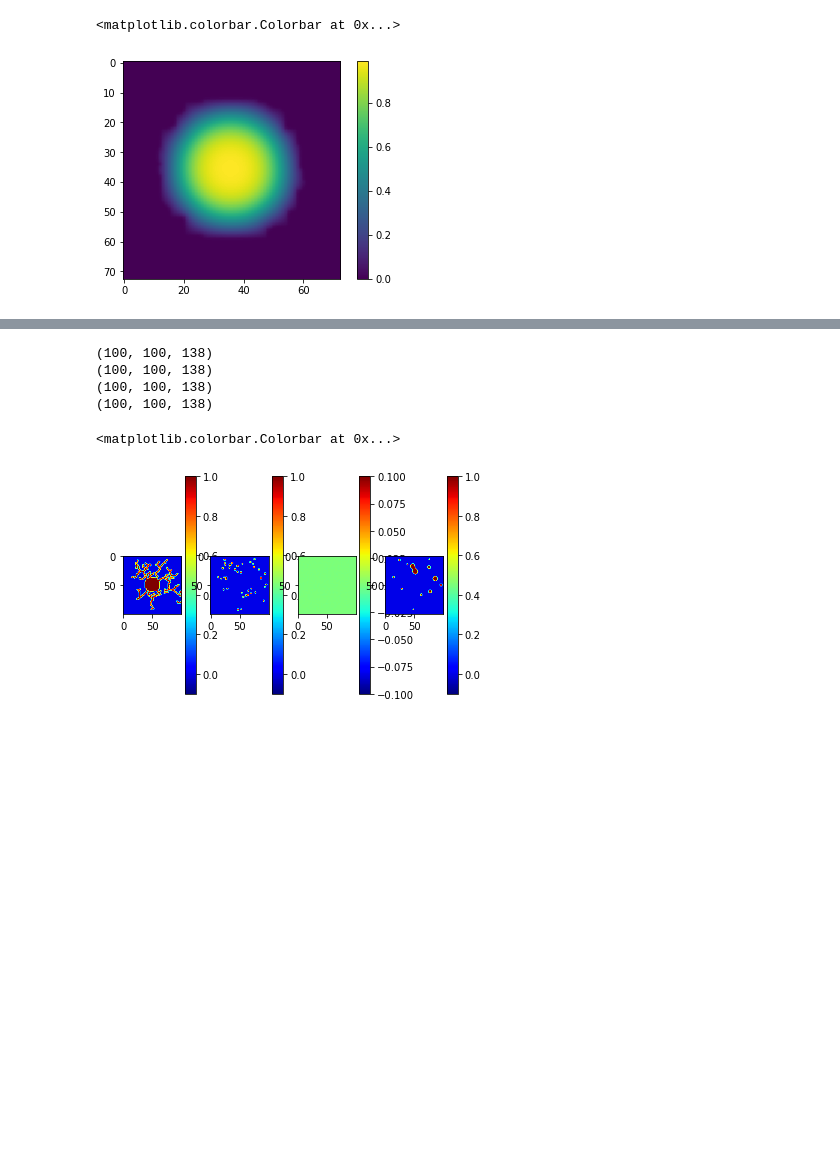
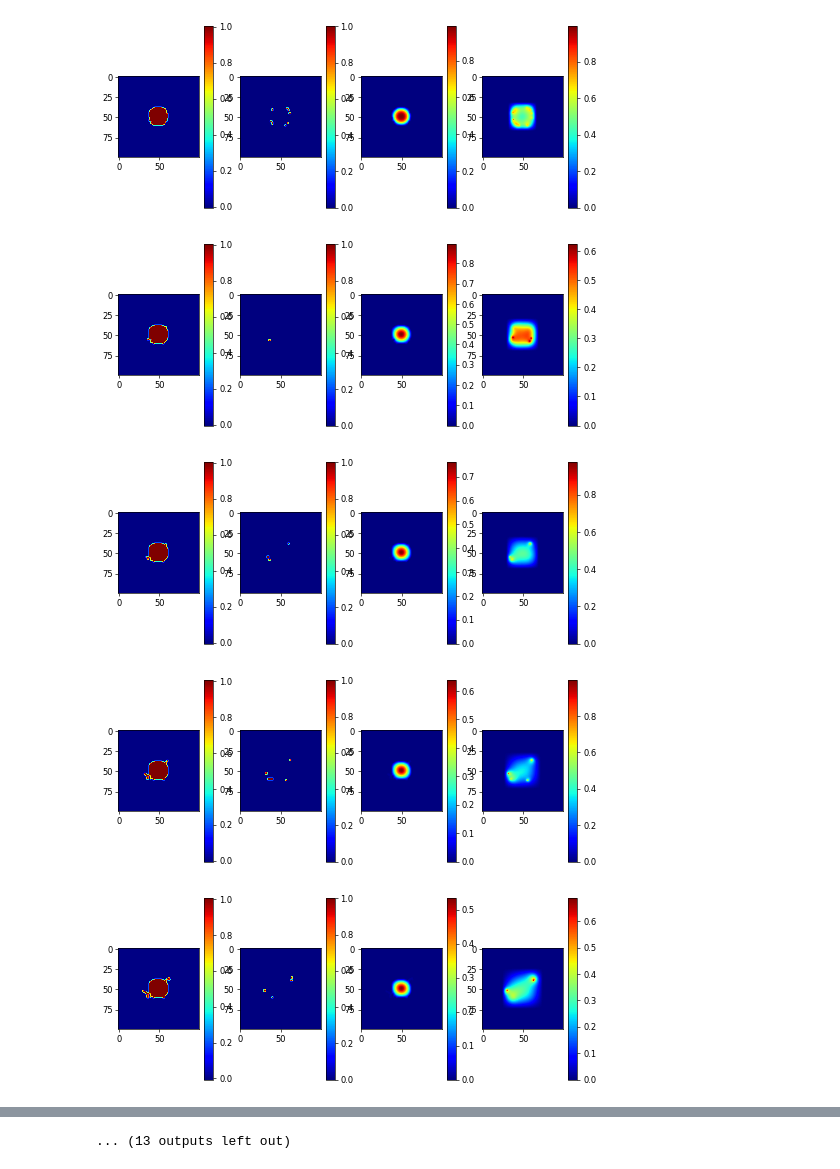
Before and after one commit to kuanrenqian/RecurrentNG, a Jupyter notebook: tensorflow_version/dataGen_for_conv2Dlstm.ipynb, the cells around one changed output, grey strips where cells are left out. Cells and saved outputs as stored; diff of their text form; code cells hidden in the pictures; blank space fills up the shorter version.

```diff
--- a/tensorflow_version/dataGen_for_conv2Dlstm.ipynb
+++ b/tensorflow_version/dataGen_for_conv2Dlstm.ipynb
@@ -109,8 +101,0 @@ for i in tqdm (range(len(cases)), desc="Running ..."):
-# %%
-import scipy.io
-inn = scipy.io.loadmat('../Matlab_simulation_data/case10/conct_1000.mat')['conct_plot']
-plt.imshow(inn)
-plt.colorbar()
-# %% [output]
-<matplotlib.colorbar.Colorbar at 0x...>
-[figure, removed]
@@ -117,26 +107,30 @@ plt.colorbar()
 # %%
 import matplotlib.pyplot as plt
+hdf5_file = h5py.File(outputFolder+'/test_07032022.hdf5', mode='r')
+ind = hdf5_file.get('phi')
 
-print(phi.shape)
-print(tips.shape)
-print(tub.shape)
-print(tempr.shape)
-
-rand_id = 137
-plt.subplot(1,4,1)
-plt.imshow(phi[:,:,rand_id], cmap='jet')
-plt.clim(np.amax(phi[:,:,rand_id]),np.amin(phi[:,:,rand_id]))
-plt.colorbar()
-plt.subplot(1,4,2)
-plt.imshow(tips[:,:,rand_id], cmap='jet')
-plt.clim(np.amax(tips[:,:,rand_id]),np.amin(tips[:,:,rand_id]))
-plt.colorbar()
-plt.subplot(1,4,3)
-plt.imshow(tub[:,:,rand_id], cmap='jet')
-plt.clim(np.amax(tub[:,:,rand_id]),np.amin(tub[:,:,rand_id]))
-plt.colorbar()
-plt.subplot(1,4,4)
-plt.imshow(tempr[:,:,rand_id], cmap='jet')
-plt.clim(np.amax(tempr[:,:,rand_id]),np.amin(tempr[:,:,rand_id]))
-plt.colorbar()
+id=0
+numFrames=ind.shape[1]
+numFrames = 30
+for i in range(numFrames):
+    plt.figure(figsize=(10, 4), dpi=60)
+    plt.subplot(1,4,1)
+    plt.imshow(ind[id,i,:,:,0],cmap='jet')
+    plt.colorbar()
+    plt.subplot(1,4,2)
+    plt.imshow(ind[id,i,:,:,1],cmap='jet')
+    plt.colorbar()
+    plt.subplot(1,4,3)
+    plt.imshow(ind[id,i,:,:,2],cmap='jet')
+    plt.colorbar()
+    plt.subplot(1,4,4)
+    plt.imshow(ind[id,i,:,:,3],cmap='jet')
+    plt.colorbar()
+    plt.show()
+hdf5_file.close()
 # %% [output]
+[figure, new version]
+[figure, added]
+[figure, added]
+[figure, added]
+[figure, added]
@@ -143,9 +144,4 @@ plt.colorbar()
-(100, 100, 138)
-(100, 100, 138)
-(100, 100, 138)
-(100, 100, 138)
+... (13 outputs left out)
-<matplotlib.colorbar.Colorbar at 0x...>
-[figure, old version]
 # %%
 import glob
 import numpy as np
```
Also changed, not shown: parts of 8 cells of this notebook, 5 other files.
